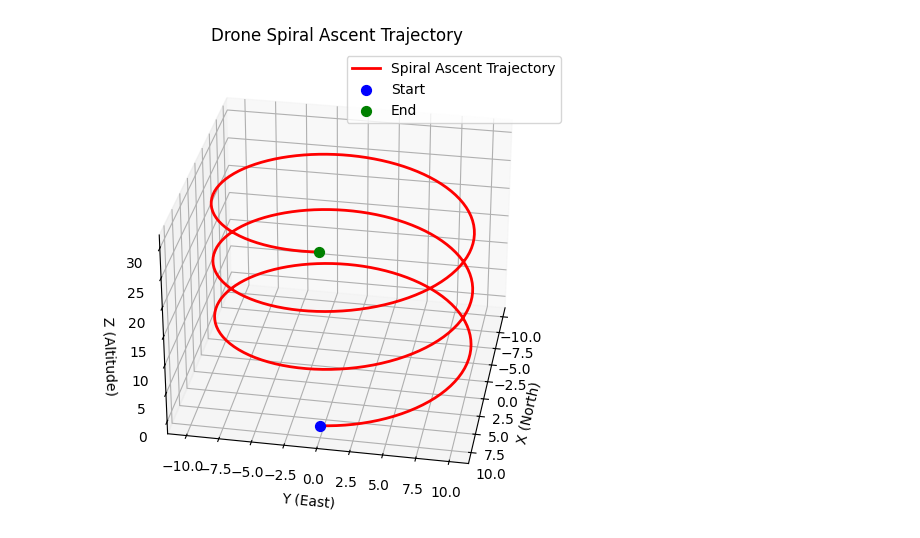
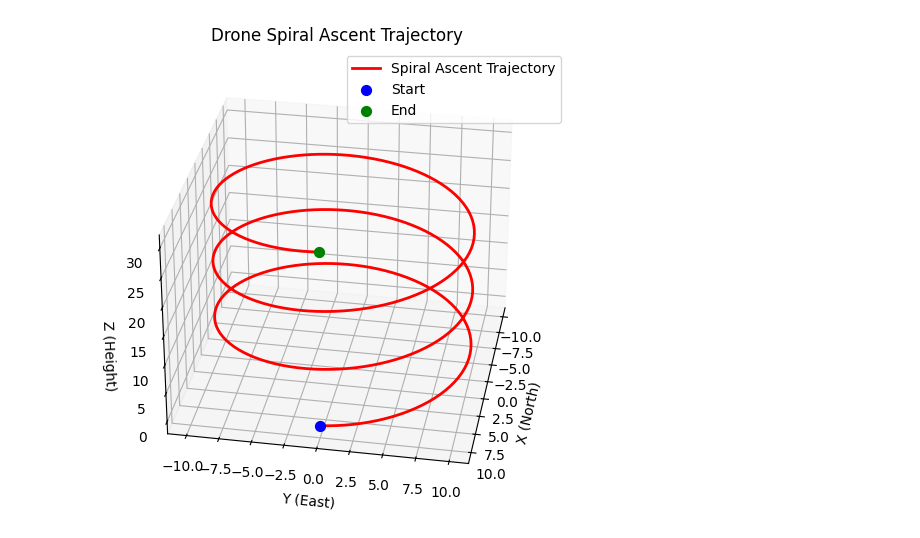
Before and after one commit to yuwei-jpg/BlockBased_Drone_FYP, a Jupyter notebook: movements/spiral_ascend_shape/spiral_ascend_csv_generate.ipynb, the cells around one changed output. Cells and saved outputs as stored; diff of their text form; code cells hidden in the pictures.

```diff
--- a/movements/spiral_ascend_shape/spiral_ascend_csv_generate.ipynb
+++ b/movements/spiral_ascend_shape/spiral_ascend_csv_generate.ipynb
@@ -2,7 +2,6 @@
 import numpy as np
 import pandas as pd
 import matplotlib.pyplot as plt
-from mpl_toolkits.mplot3d import Axes3D
 
 num_turns = 3
 radius = 10
@@ -32,35 +31,35 @@ df = pd.DataFrame({
     "vx": vx_values,
     "vy": vy_values,
     "vz": vz_values,
     "ax": np.zeros(num_points),
     "ay": np.zeros(num_points),
     "az": np.zeros(num_points),
     "yaw": yaw_values,
     "mode": mode_values
 })
 
-# csv_filename =  "/Users/jiyuwei/PycharmProjects/FYP_Python/movements/spiral_ascend_shape/spiral_ascend_trajectory.csv"
-# df.to_csv(csv_filename, index=False)
+csv_filename =  "/Users/jiyuwei/PycharmProjects/FYP_Python/movements/spiral_ascend_shape/spiral_ascend_trajectory.csv"
+df.to_csv(csv_filename, index=False)
 
 fig = plt.figure(figsize=(10, 6))
 ax = fig.add_subplot(111, projection="3d")
 
 ax.plot(px_values, py_values, pz_values, color="red", linewidth=2, label="Spiral Ascent Trajectory")
 
 ax.scatter(px_values[0], py_values[0], pz_values[0], color="blue", s=50, label="Start")
 ax.scatter(px_values[-1], py_values[-1], pz_values[-1], color="green", s=50, label="End")
 
 ax.set_xlabel("X (North)")
 ax.set_ylabel("Y (East)")
-ax.set_zlabel("Z (Altitude)")
+ax.set_zlabel("Z (Height)")
 ax.set_title("Drone Spiral Ascent Trajectory")
 
 ax.view_init(azim=10)
 
 ax.legend()
 
 plt.show()
 
-# csv_filename
+csv_filename
 # %% [output]
-[figure, old version]
+[figure, new version]
```
Also changed, not shown: 1 other file.
